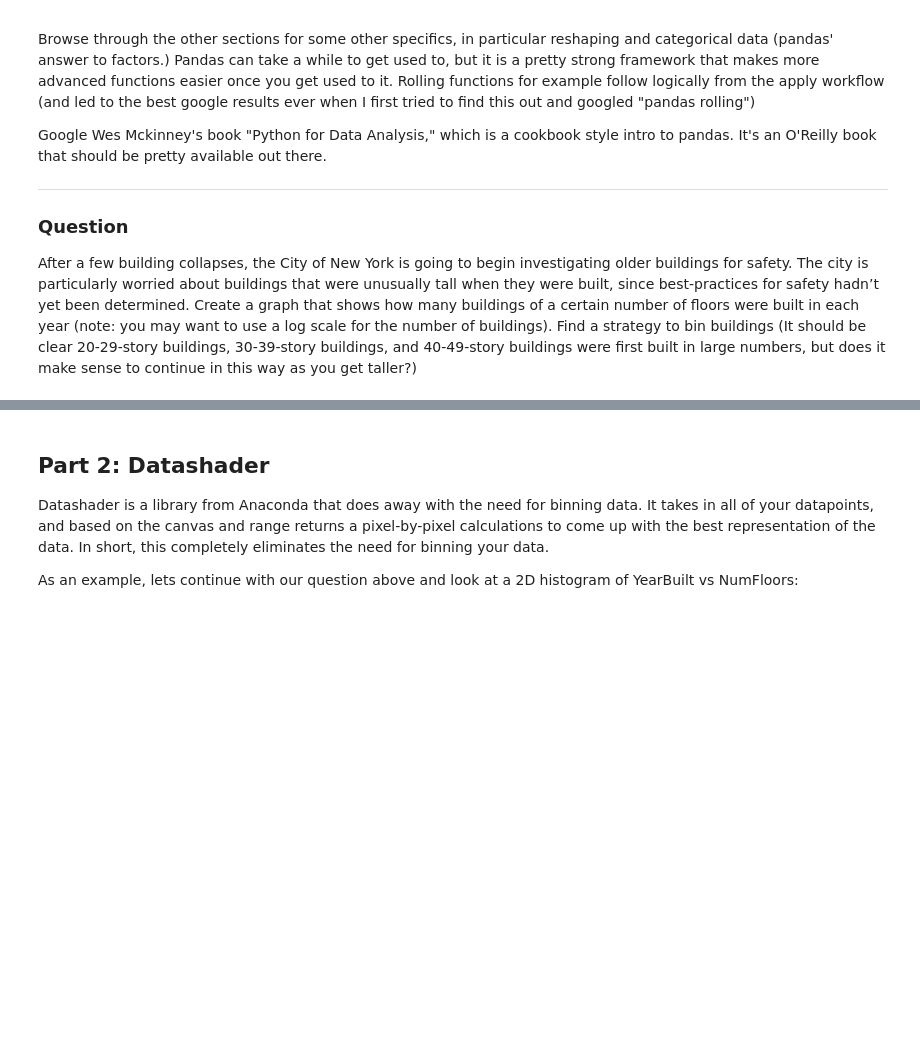
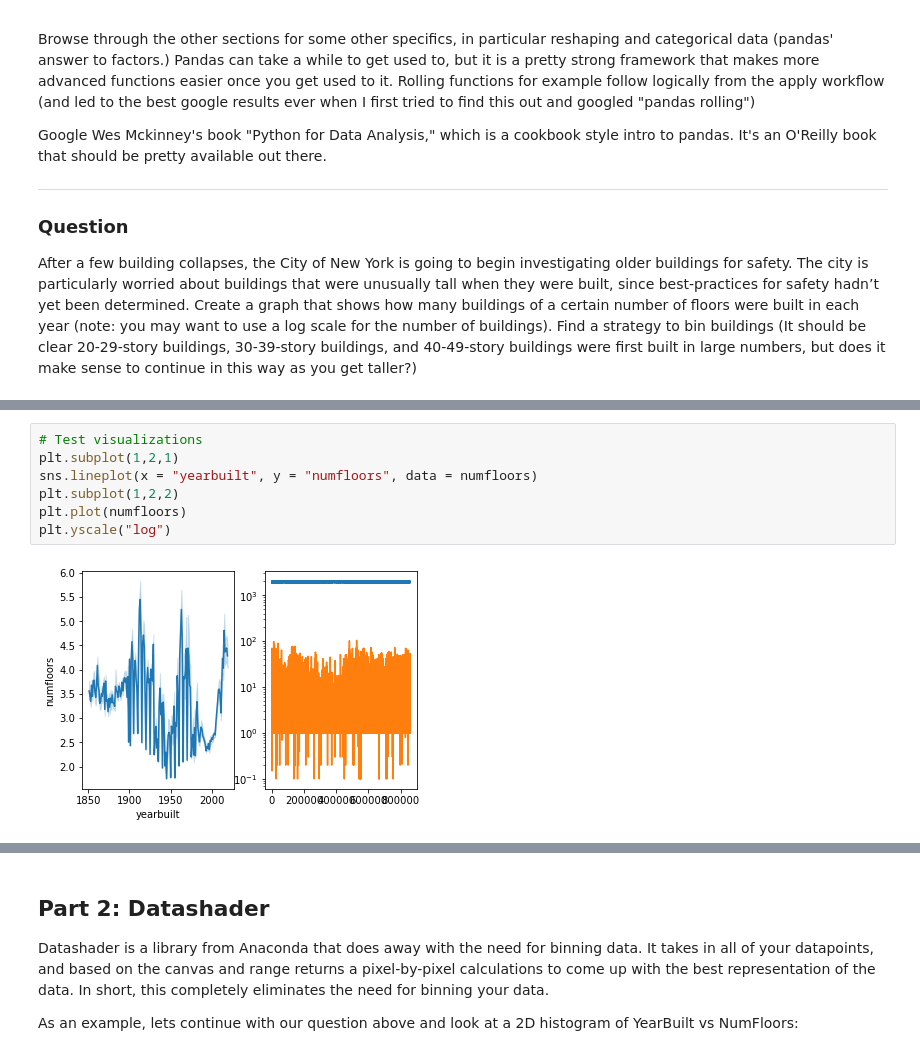
Before and after one commit to palmorezm/msds, a Jupyter notebook: 608/Mod2/Module2.ipynb, the cells around one changed output, grey strips where cells are left out. Cells and saved outputs as stored; diff of their text form; blank space fills up the shorter version.

```diff
--- a/608/Mod2/Module2.ipynb
+++ b/608/Mod2/Module2.ipynb
@@ -172,0 +200,9 @@ After a few building collapses, the City of New York is going to begin investiga
+# %%
+# Test visualizations
+plt.subplot(1,2,1)
+sns.lineplot(x = "yearbuilt", y = "numfloors", data = numfloors)
+plt.subplot(1,2,2)
+plt.plot(numfloors)
+plt.yscale("log")
+# %% [output]
+[figure, added]
```
Also changed, not shown: parts of 6 cells of this notebook.
